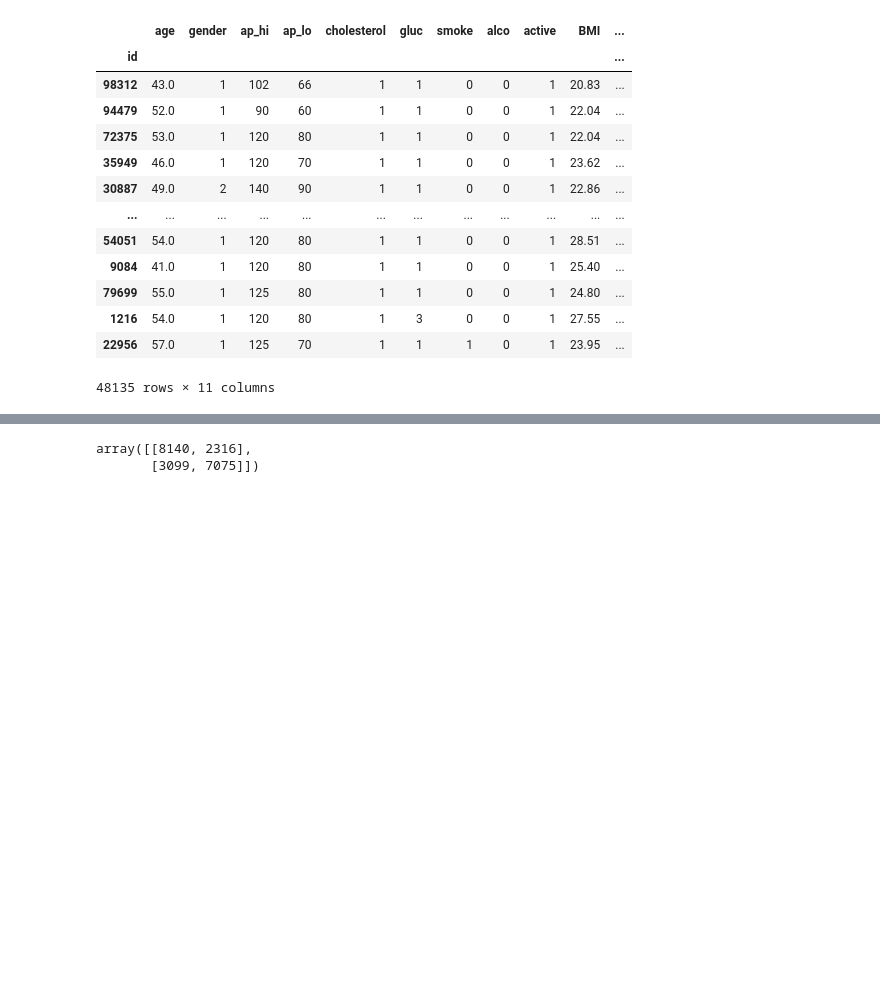
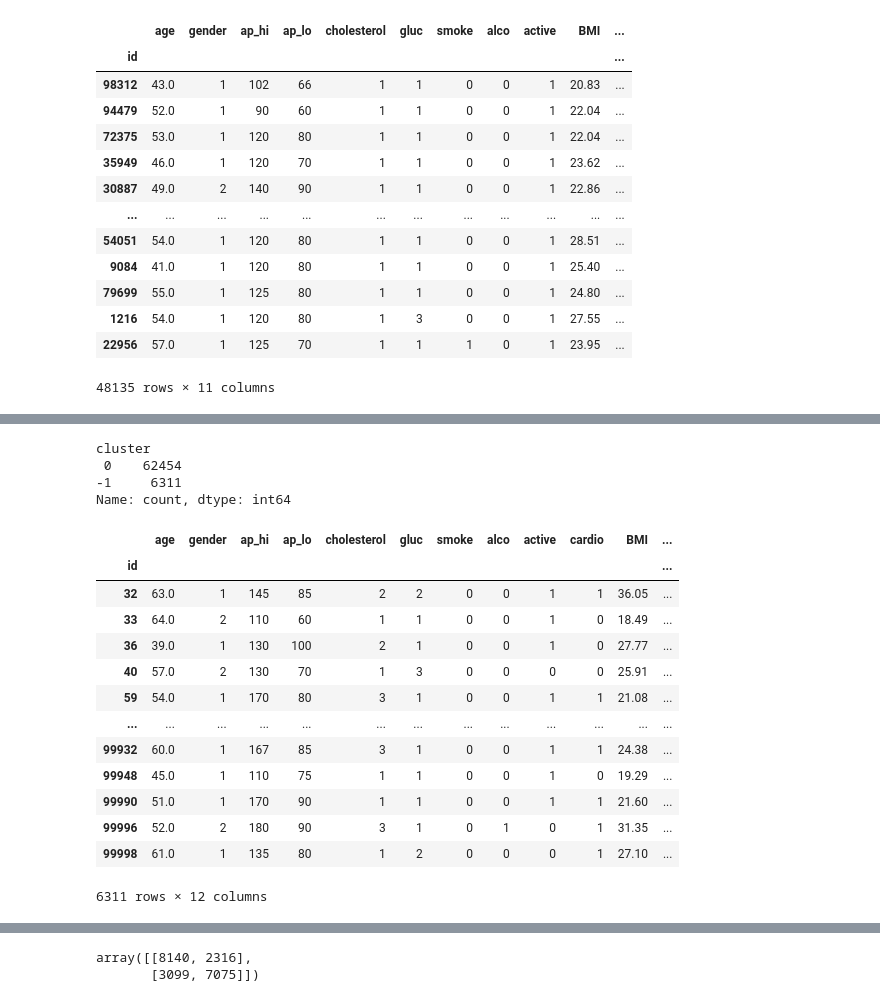
Before and after one commit to mannpadhiar/Cardiovascular-Disease-Prediction, a Jupyter notebook: heart_project.ipynb, the cells around one changed output, grey strips where cells are left out. Saved outputs shown, nothing was run; the diff lists cells and outputs as text; code cells hidden in the pictures; blank space fills up the shorter version.

```diff
--- a/heart_project.ipynb
+++ b/heart_project.ipynb
@@ -313,0 +350,24 @@ X_train
+# %%
+X['cluster'].value_counts()
+# %% [output]
+cluster
+ 0    62454
+-1     6311
+Name: count, dtype: int64
+# %%
+df[X['cluster'] == -1]
+# %% [output]
+|  | age | gender | ap_hi | ap_lo | cholesterol | gluc | smoke | alco | active | cardio | BMI | ... |
+| id |  |  |  |  |  |  |  |  |  |  |  | ... |
+| 32 | 63.0 | 1 | 145 | 85 | 2 | 2 | 0 | 0 | 1 | 1 | 36.05 | ... |
+| 33 | 64.0 | 2 | 110 | 60 | 1 | 1 | 0 | 0 | 1 | 0 | 18.49 | ... |
+| 36 | 39.0 | 1 | 130 | 100 | 2 | 1 | 0 | 0 | 1 | 0 | 27.77 | ... |
+| 40 | 57.0 | 2 | 130 | 70 | 1 | 3 | 0 | 0 | 0 | 0 | 25.91 | ... |
+| 59 | 54.0 | 1 | 170 | 80 | 3 | 1 | 0 | 0 | 1 | 1 | 21.08 | ... |
+| ... | ... | ... | ... | ... | ... | ... | ... | ... | ... | ... | ... | ... |
+| 99932 | 60.0 | 1 | 167 | 85 | 3 | 1 | 0 | 0 | 1 | 1 | 24.38 | ... |
+| 99948 | 45.0 | 1 | 110 | 75 | 1 | 1 | 0 | 0 | 1 | 0 | 19.29 | ... |
+| 99990 | 51.0 | 1 | 170 | 90 | 1 | 1 | 0 | 0 | 1 | 1 | 21.60 | ... |
+| 99996 | 52.0 | 2 | 180 | 90 | 3 | 1 | 0 | 1 | 0 | 1 | 31.35 | ... |
+| 99998 | 61.0 | 1 | 135 | 80 | 1 | 2 | 0 | 0 | 0 | 1 | 27.10 | ... |
+6311 rows × 12 columns
```
Also changed, not shown: parts of 16 cells of this notebook, 1 other file.
